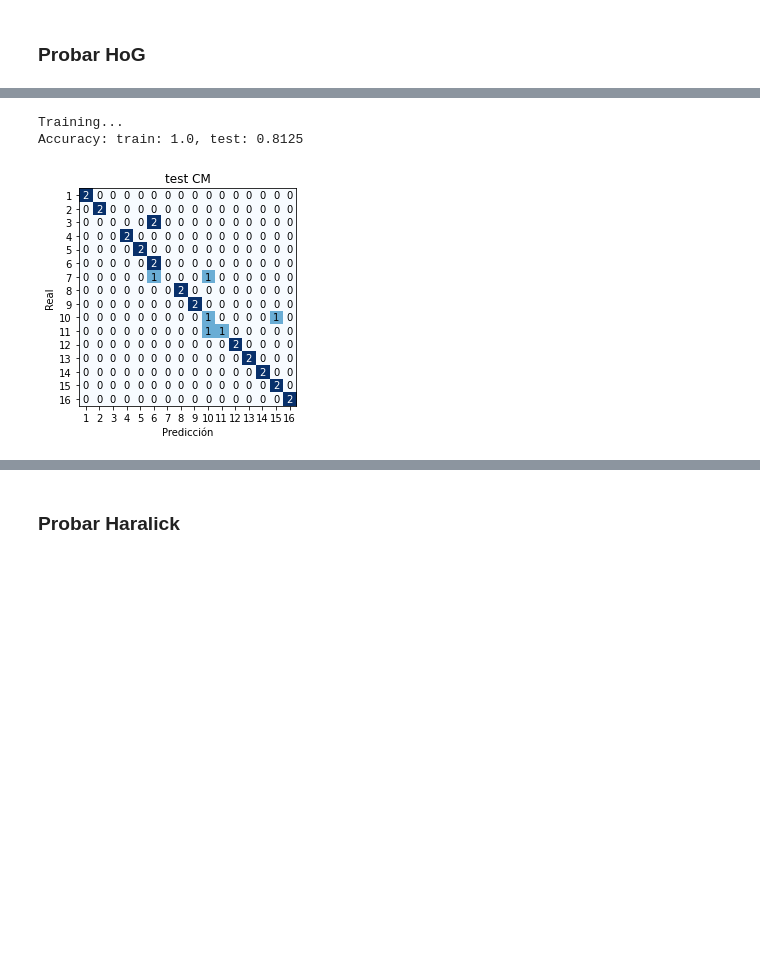
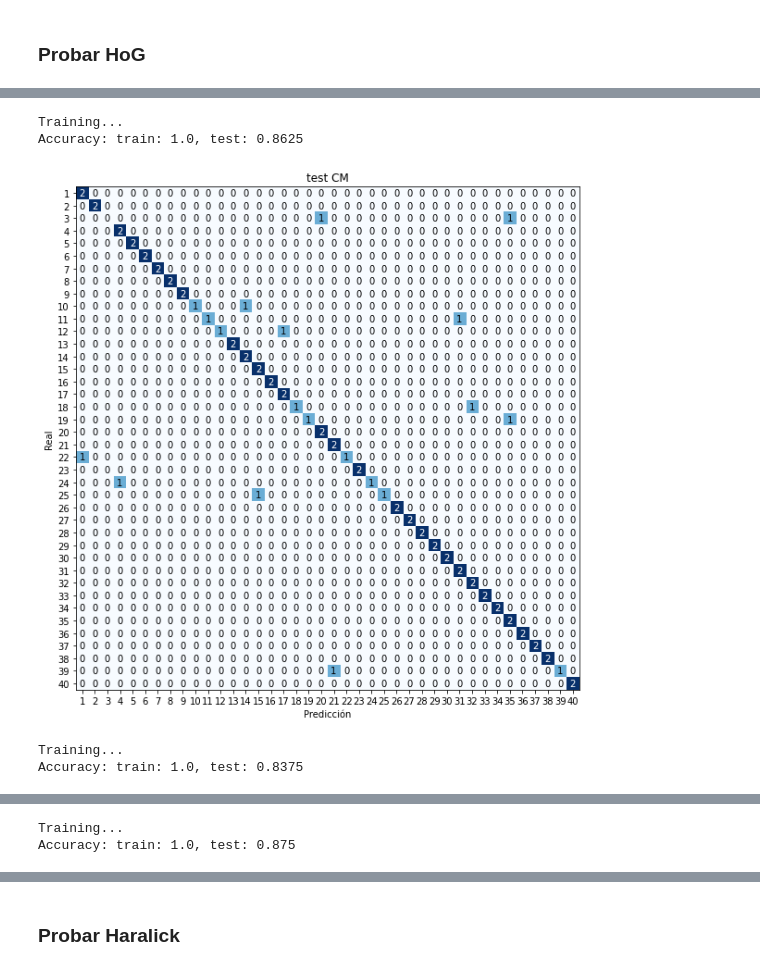
Before and after one commit to yerkko/pattern_recognition, a Jupyter notebook: codigo/experiments.ipynb, the cells around one changed output, grey strips where cells are left out. Cells and saved outputs as stored; diff of their text form; code cells hidden in the pictures; blank space fills up the shorter version.

```diff
--- a/codigo/experiments.ipynb
+++ b/codigo/experiments.ipynb
@@ -767,0 +859,3 @@ MemoryError: Unable to allocate 1.75 TiB for an array with shape (490752, 490752
+# %%
+hog_cols = get_cols_startwith(df_A, 'hog', color=True)
+len(hog_cols)
@@ -879,14 +884 @@ def find_best_strategy(df, cols, strategies, option='val'):
-# %%
-COMMON_STRATEGIES = [
-    { 'method': 'SVM', 'kernel': 'rbf' },
-    { 'method': 'SVM', 'kernel': 'linear' },
-    { 'method': 'KNN', 'n_neighbors': 5 },
-    { 'method': 'KNN', 'n_neighbors': 5, 'weights': 'distance' },
-    { 'method': 'KNN', 'n_neighbors': 3 },
-    { 'method': 'KNN', 'n_neighbors': 3, 'weights': 'distance' },
-    { 'method': 'KNN', 'n_neighbors': 1 },
-    { 'method': 'MLP' },
-    { 'method': 'RF' },
-    { 'method': 'LDA' },
-]
 # %% [markdown]
@@ -954,0 +892,18 @@ Accuracy: train: 0.7083333333333334, test: 0.59375
+# %%
+%%time
+
+results = []
+DATAFRAME = df_B
+
+for color in [False]:
+    for name in LBP_CONFIGS:
+        lbp_cols = get_cols_startwith(DATAFRAME, 'lbp', suffix=name, color=color)
+        print(f'LBP version {name}, color={color}, n cols = {len(lbp_cols)}')
+
+        acc, strategy = find_best_strategy(DATAFRAME, lbp_cols, COMMON_STRATEGIES, option='val')
+
+        results.append((acc, strategy, name, color))
+
+sorted_results = sorted(results, key=lambda x:x[0], reverse=True)
+best_acc, best_strategy, best_version, best_color = sorted_results[0]
+print(best_acc, best_strategy, best_version, best_color)
@@ -1023,7 +1034,7 @@ hog_versions
 
 results = []
 COLOR = False
-DATAFRAME = df_A
+DATAFRAME = df_B
 
 for version in hog_versions:
     hog_cols = get_hog_cols(DATAFRAME, version, color=COLOR)
@@ -1060,13 +1076,13 @@ sorted_results
 # %%
 # print('Best results:', best_acc, best_strategy, best_version)
 
-# plt.figure(figsize=(15, 15))
-
-for version in ['v10']:
+for version in ['v2', 'v5', 'v7']: # 'v2', 'v5',
     hog_cols = get_hog_cols(DATAFRAME, version, color=COLOR)
 
     run_experiment(DATAFRAME, hog_cols, option='test', show_cm=True, **best_strategy)
 # %% [output]
 Training...
-Accuracy: train: 1.0, test: 0.8125
+Accuracy: train: 1.0, test: 0.8625
-[figure, old version]
+[figure, new version]
+Training...
+Accuracy: train: 1.0, test: 0.8375
@@ -1072,0 +1090,2 @@ Accuracy: train: 1.0, test: 0.8125
+Training...
+Accuracy: train: 1.0, test: 0.875
```
Also changed, not shown: parts of 71 cells of this notebook, 3 other files.
